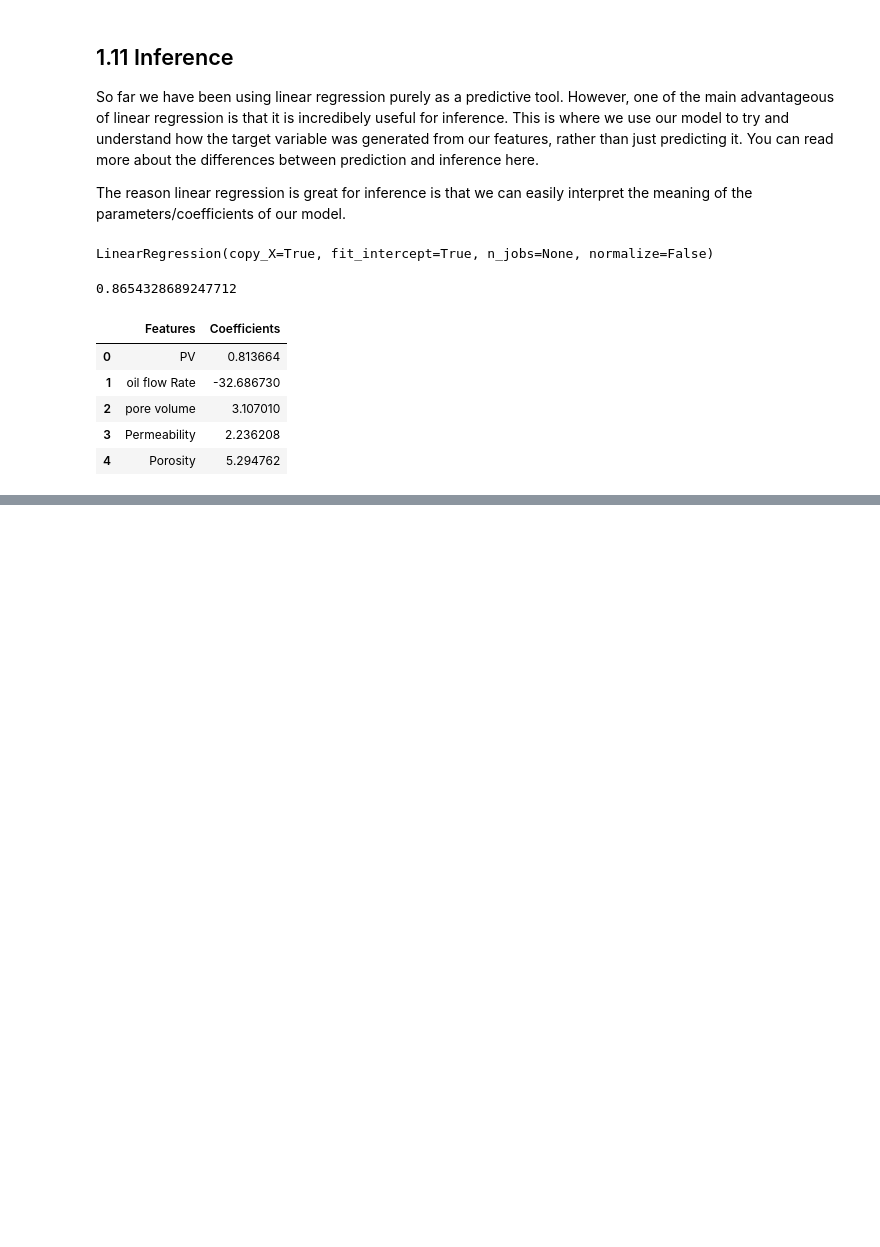
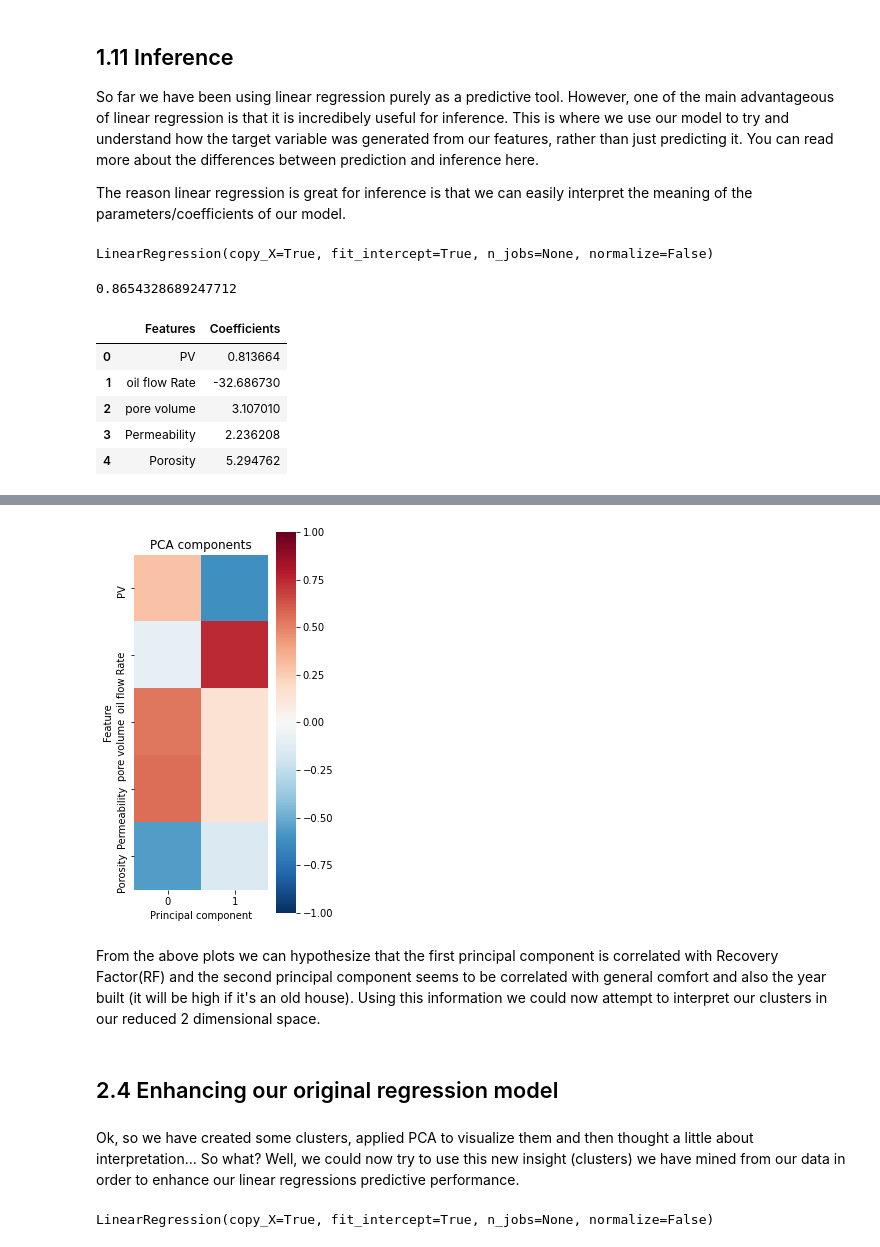
Before and after one commit to acse-srm3018/FoamCO2Prediction, a Jupyter notebook: src_python/foamprediction.ipynb, the cells around one changed output, grey strips where cells are left out. Saved outputs shown, nothing was run; the diff lists cells and outputs as text; code cells hidden in the pictures; blank space fills up the shorter version.

```diff
--- a/src_python/foamprediction.ipynb
+++ b/src_python/foamprediction.ipynb
@@ -260,0 +355,17 @@ params
+# %%
+# it's often easier to visualize these components as a heatmap
+plt.figure(figsize=(3,7))
+sns.heatmap(pd.DataFrame(pca.components_,columns=X_train.drop('cluster', axis=1).columns).transpose(),
+            cmap='RdBu_r', vmin=-1, vmax=1, square=True)
+plt.xlabel('Principal component')
+plt.ylabel('Feature')
+plt.title('PCA components')
+plt.show()
+# %% [output]
+[figure, added]
+# %% [markdown]
+From the above plots we can hypothesize that the first principal component is correlated with Recovery Factor(RF) and the second principal component seems to be correlated with general comfort and also the year built (it will be high if it's an old house). Using this information we could now attempt to interpret our clusters in our reduced 2 dimensional space.
+# %% [markdown]
+## 2.4 Enhancing our original regression model
+# %% [markdown]
+Ok, so we have created some clusters, applied PCA to visualize them and then thought a little about interpretation... So what? Well, we could now try to use this new insight (clusters) we have mined from our data in order to enhance our linear regressions predictive performance.
@@ -260,0 +375,8 @@ params
+# %%
+# instantiate model class object
+model2 = LinearRegression()
+
+# fit model to the training set
+model2.fit(X_train, y_train)
+# %% [output]
+LinearRegression(copy_X=True, fit_intercept=True, n_jobs=None, normalize=False)
```
Also changed, not shown: parts of 22 cells of this notebook.
